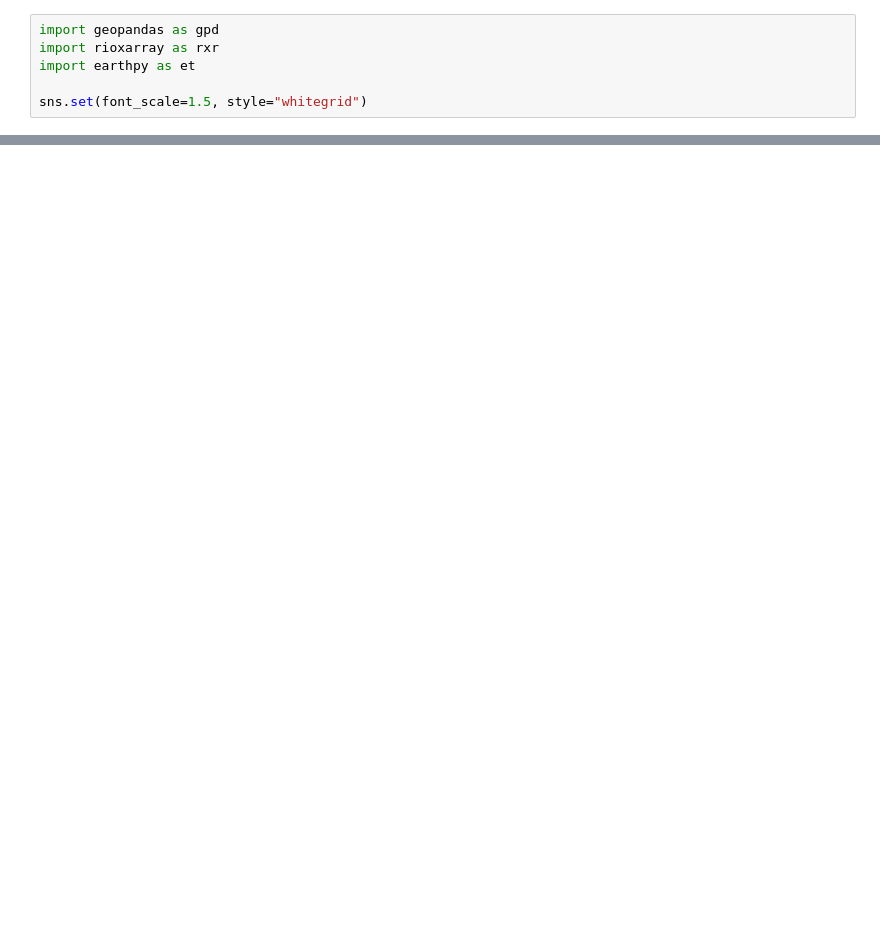
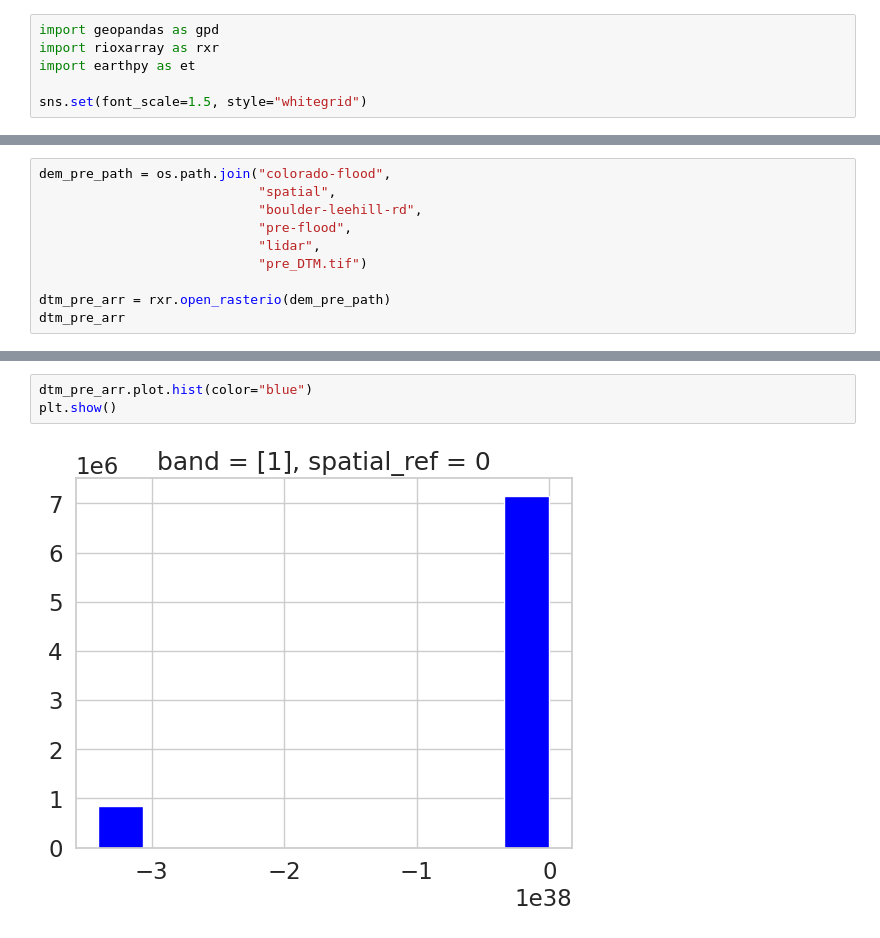
Before and after one commit to vivianacelaya/GISC606-lab3, a Jupyter notebook: intro_to_raster.ipynb, the cells around one changed output, grey strips where cells are left out. Cells and saved outputs as stored; diff of their text form; blank space fills up the shorter version.

```diff
--- a/intro_to_raster.ipynb
+++ b/intro_to_raster.ipynb
@@ -39,0 +37,10 @@ Extracted output to /home/codespace/earth-analytics/data/colorado-flood/.
+# %%
+dem_pre_path = os.path.join("colorado-flood",
+                            "spatial",
+                            "boulder-leehill-rd",
+                            "pre-flood",
+                            "lidar",
+                            "pre_DTM.tif")
+
+dtm_pre_arr = rxr.open_rasterio(dem_pre_path)
+dtm_pre_arr
@@ -39,0 +76,5 @@ Extracted output to /home/codespace/earth-analytics/data/colorado-flood/.
+# %%
+dtm_pre_arr.plot.hist(color="blue")
+plt.show()
+# %% [output]
+[figure, added]
```
Also changed, not shown: parts of 14 cells of this notebook.
